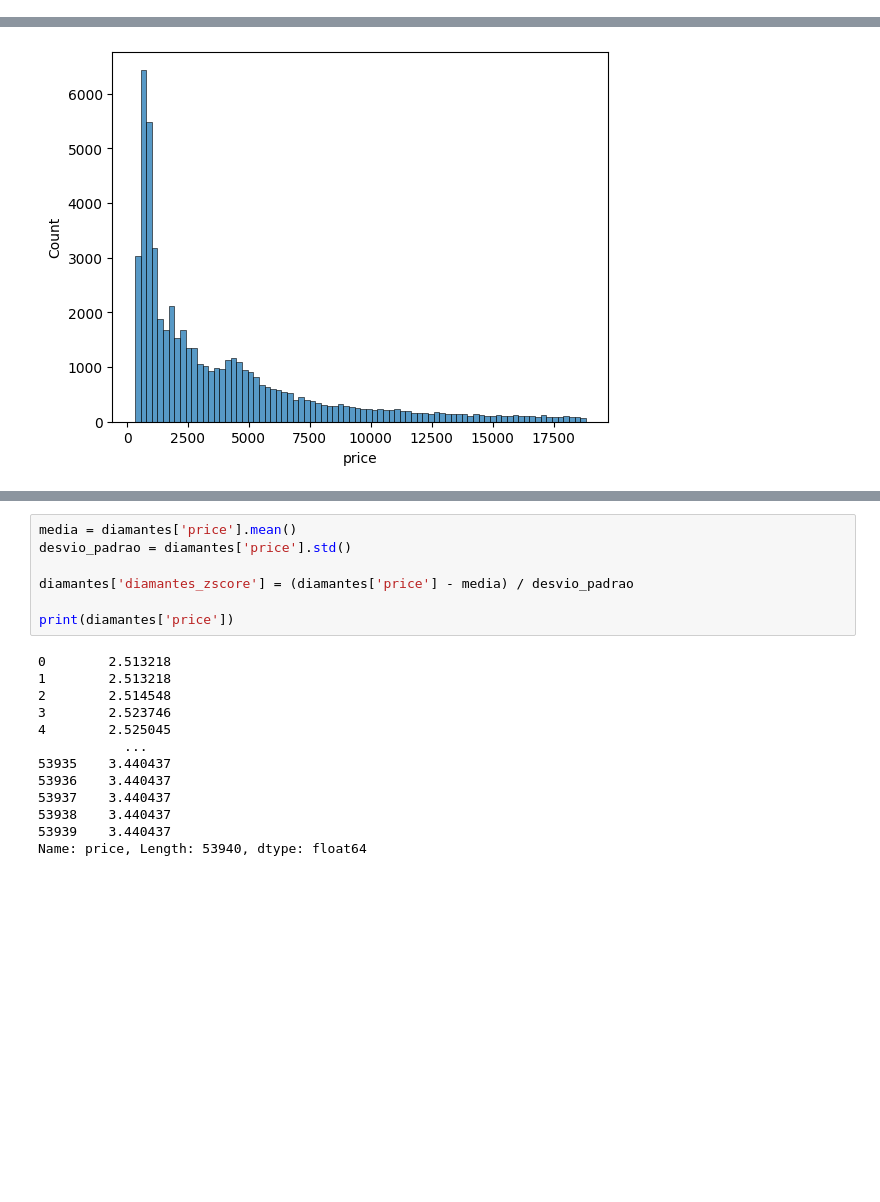
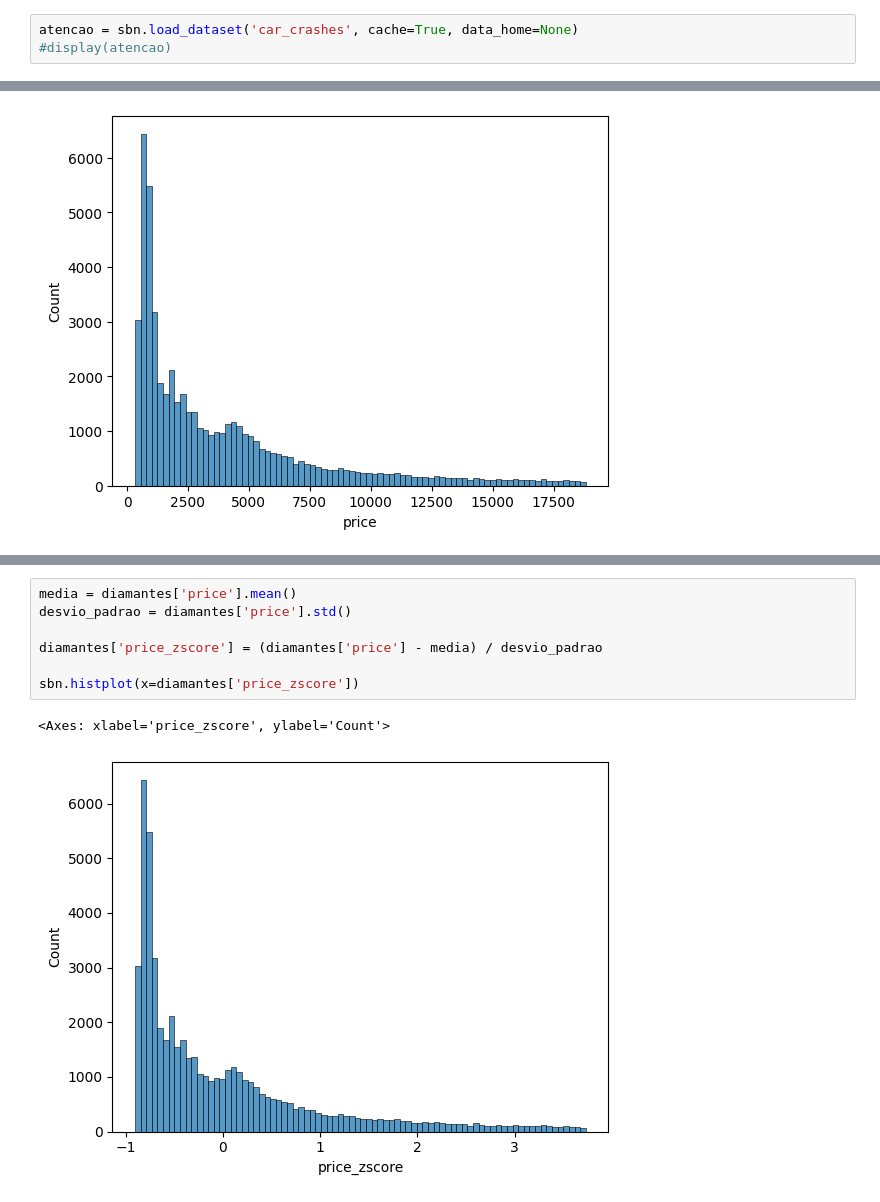
Before and after one commit to joseDavid23038/Aprendizado-de-M-quina, a Jupyter notebook: Dados 2/Dados 2.ipynb, the cells around one changed output, grey strips where cells are left out. Saved outputs shown, nothing was run; the diff lists cells and outputs as text; blank space fills up the shorter version.

```diff
--- a/Dados 2/Dados 2.ipynb
+++ b/Dados 2/Dados 2.ipynb
@@ -37,6 +37,9 @@ Comentários adicionais: Não é para intercalar operações de normalização e
 Pontuação máxima: 10 pontos
 # %%
 import seaborn as sbn
+# %%
+atencao = sbn.load_dataset('car_crashes', cache=True, data_home=None)
+#display(atencao)
 # %% [markdown]
 Nesta atividade usaremos a biblioteca seaborn (como sbn) pois ela contém todas as funções necessárias para normalizarmos os dados.
 Para essa atividade utilizamos um dataset com dados referentes a diamantes, tais como cor, preço, corte, peso e claridade. No entanto, a coluna a ser trabalhada será a de preços, que demonstrou maior variância.
@@ -108,20 +104,10 @@ Name: price, Length: 53940, dtype: float64
 # %%
 media = diamantes['price'].mean()
 desvio_padrao = diamantes['price'].std()
 
-diamantes['diamantes_zscore'] = (diamantes['price'] - media) / desvio_padrao
+diamantes['price_zscore'] = (diamantes['price'] - media) / desvio_padrao
 
-print(diamantes['price'])
+sbn.histplot(x=diamantes['price_zscore'])
 # %% [output]
-0        2.513218
-1        2.513218
-2        2.514548
-3        2.523746
-4        2.525045
-           ...
-53935    3.440437
-53936    3.440437
-53937    3.440437
-53938    3.440437
-53939    3.440437
-Name: price, Length: 53940, dtype: float64
+<Axes: xlabel='price_zscore', ylabel='Count'>
+[figure, added]
```
Also changed, not shown: parts of 7 cells of this notebook.
